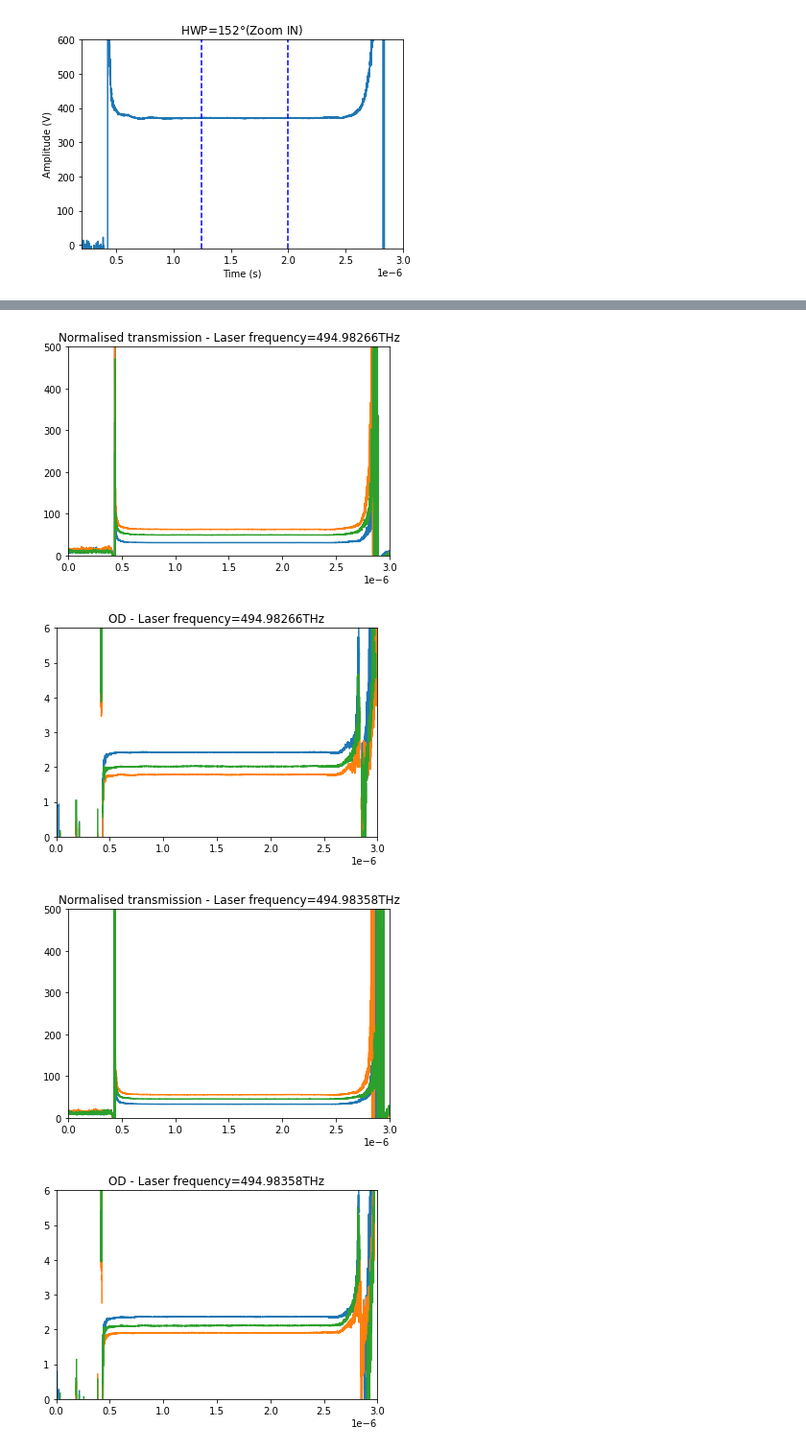
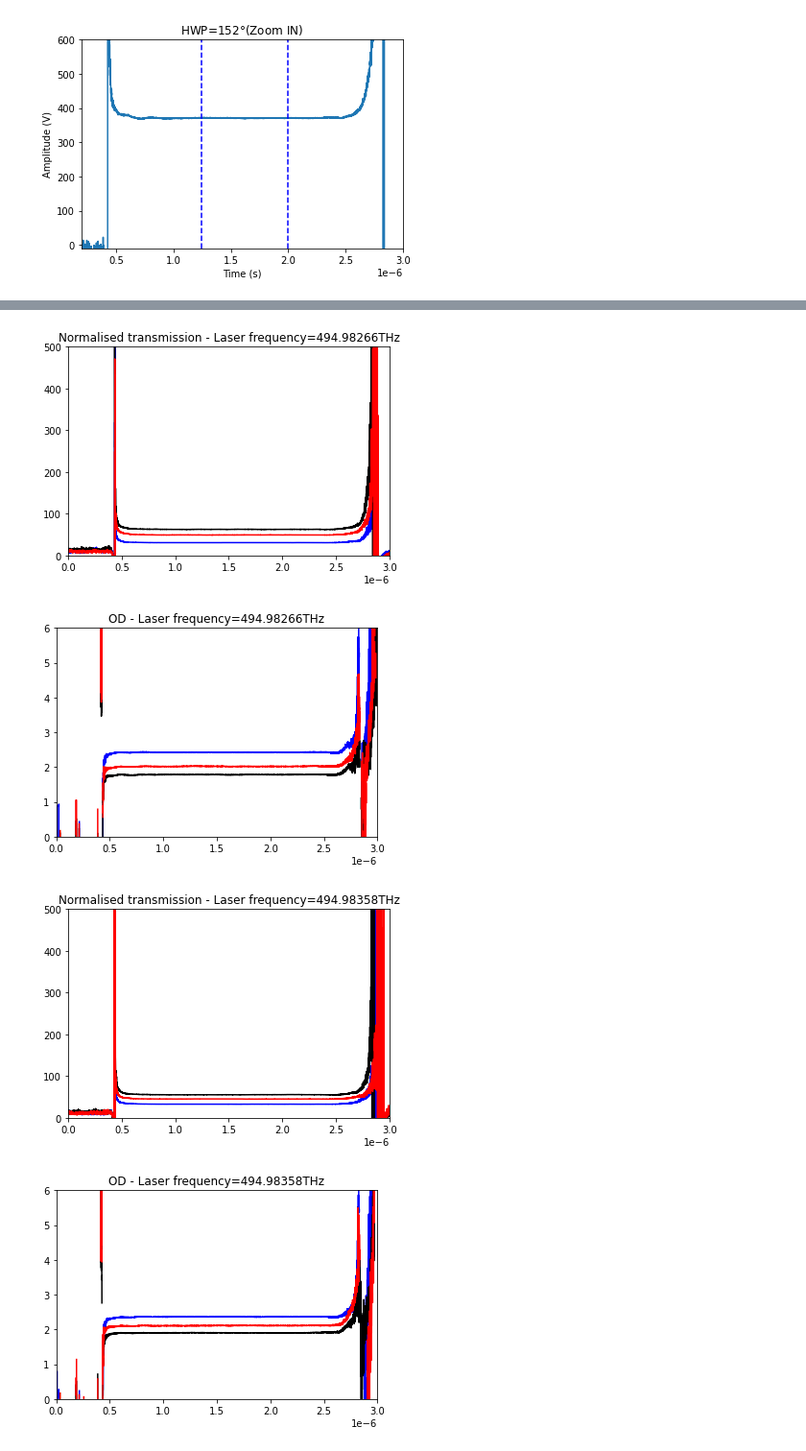
Before and after one commit to JUOM2016/Quick_cal_and_plotting, a Jupyter notebook: 20230131_abs_by_laser_pulse_three_polarisations.ipynb, the cells around one changed output, grey strips where cells are left out. Shown: that part at 96% size. Drawn from its saved outputs; the diff is of its cells as text; code cells hidden in the pictures.

```diff
--- a/20230131_abs_by_laser_pulse_three_polarisations.ipynb
+++ b/20230131_abs_by_laser_pulse_three_polarisations.ipynb
@@ -179,9 +179,9 @@ for index in range(int(file_size[0]/len(referece_files))):
     normalisation_3=transmitted_3/reflected_3
 
     fig,ax=plt.subplots()
-    ax.plot(time_1,normalisation_1)
-    ax.plot(time_2,normalisation_2)
-    ax.plot(time_3,normalisation_3)
+    ax.plot(time_1,normalisation_1,'b')
+    ax.plot(time_2,normalisation_2,'k')
+    ax.plot(time_3,normalisation_3,'r')
     ax.set_xlim([0,3e-6])
     ax.set_ylim([0,500])
     ax.set_title('Normalised transmission - '+'Laser frequency='+"{}".format(freq[index])+'THz')
@@ -192,9 +192,9 @@ for index in range(int(file_size[0]/len(referece_files))):
     OD_curve_3=np.log(normalised_ref_curve[:,2]/normalisation_3)
 
     fig,ax=plt.subplots()
-    ax.plot(time_1,OD_curve_1)
-    ax.plot(time_2,OD_curve_2)
-    ax.plot(time_3,OD_curve_3)
+    ax.plot(time_1,OD_curve_1,'b')
+    ax.plot(time_2,OD_curve_2,'k')
+    ax.plot(time_3,OD_curve_3,'r')
     ax.set_xlim([0,3e-6])
     ax.set_ylim([0,6])
     ax.set_title('OD - '+'Laser frequency='+"{}".format(freq[index])+'THz')
@@ -204,4 +204,4 @@ for index in range(int(file_size[0]/len(referece_files))):
-[figure, old version]
+[figure, new version]
-[figure, old version]
+[figure, new version]
-[figure, old version]
+[figure, new version]
-[figure, old version]
+[figure, new version]
```
Also changed, not shown: parts of 2 cells of this notebook, 2 other files.
